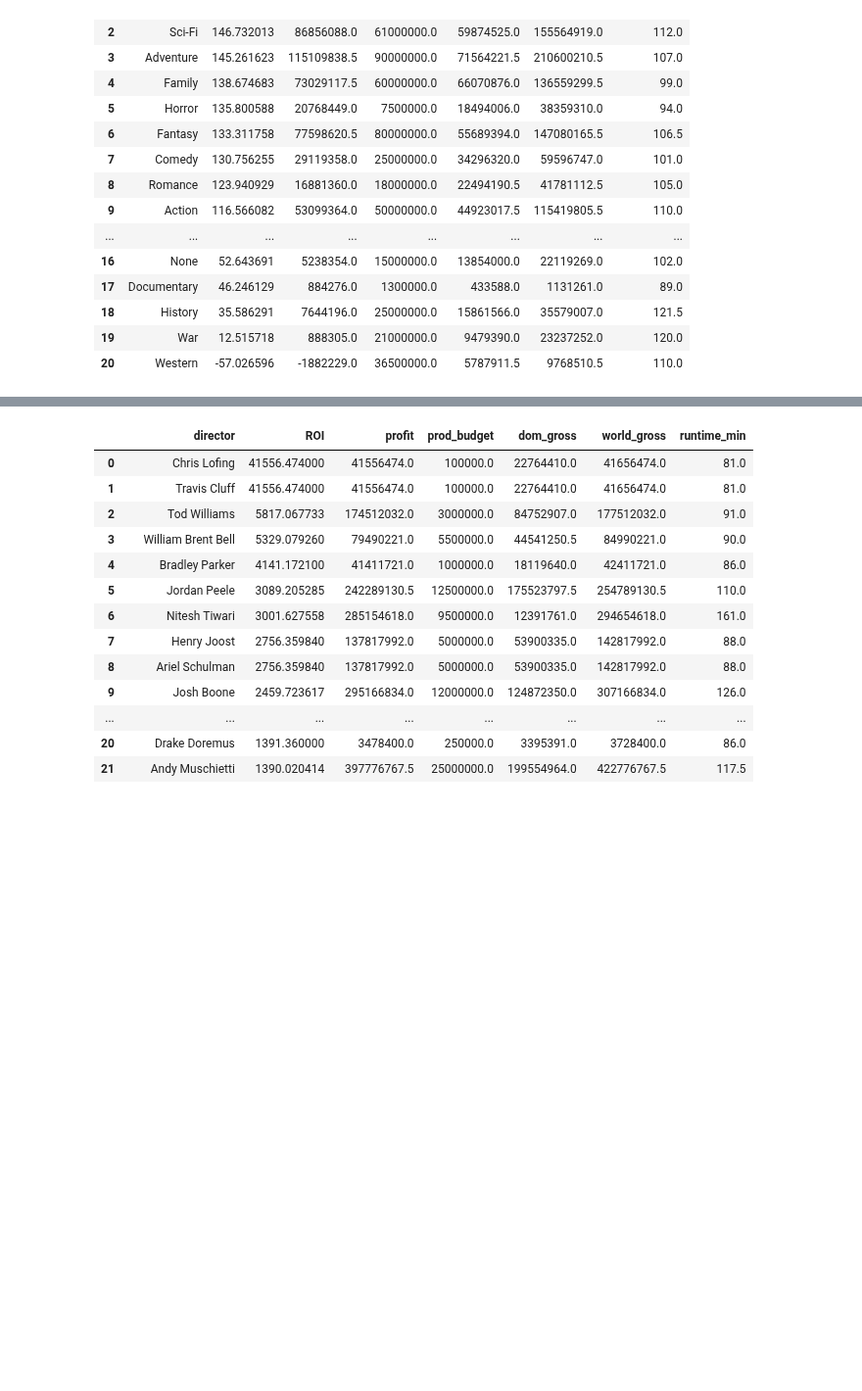
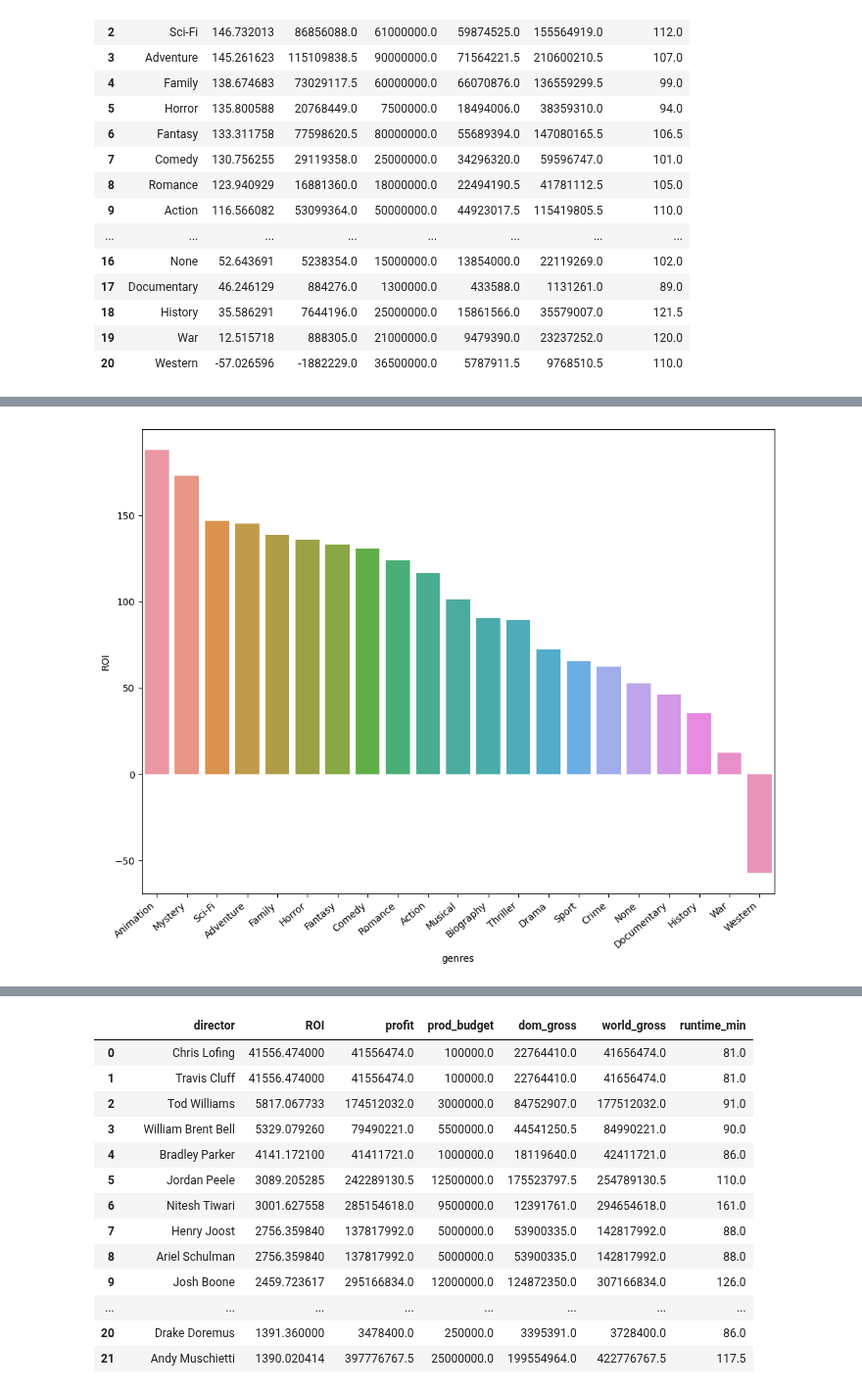
Before and after one commit to JoshuaGottlieb/Microsoft-Movie-Recommendation, a Jupyter notebook: Jocel-Folder/EDA.ipynb, the cells around one changed output, grey strips where cells are left out. Shown at 98% size. Saved outputs shown, nothing was run; the diff lists cells and outputs as text; code cells hidden in the pictures; blank space fills up the shorter version.

Commit message:
created plots using median as an estimator

```diff
--- a/Jocel-Folder/EDA.ipynb
+++ b/Jocel-Folder/EDA.ipynb
@@ -64,8 +66,9 @@ grouped_median_by_genre
 | 19 | War | 12.515718 | 888305.0 | 21000000.0 | 9479390.0 | 23237252.0 | 120.0 |
 | 20 | Western | -57.026596 | -1882229.0 | 36500000.0 | 5787911.5 | 9768510.5 | 110.0 |
 # %%
-genre = grouped_median_by_genre["genres"]
-roi = grouped_median_by_genre["ROI"]
-fig = px.bar(grouped_median_by_genre, x = genre, y = roi)
-fig.show();
+fig = plt.figure(figsize = (10, 8))
+ax = sns.barplot(x = grouped_median_by_genre["genres"], y = grouped_median_by_genre["ROI"], estimator = np.median)
+ax.set_xticklabels(ax.get_xticklabels(), rotation=40, ha="right")
+plt.tight_layout()
+plt.show();
 # %% [output]
@@ -74,3 +75,4 @@ fig.show();
+[figure, added]
 # %%
 test1 = df.explode("director")
 test1
```
Also changed, not shown: parts of 11 cells of this notebook.
